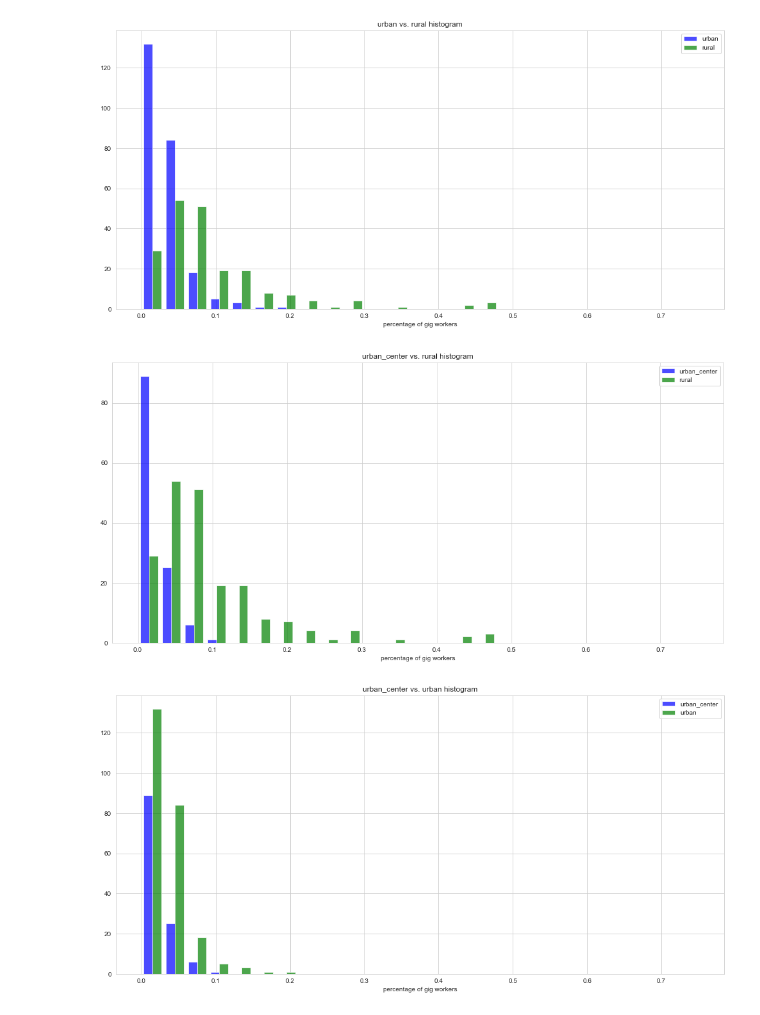
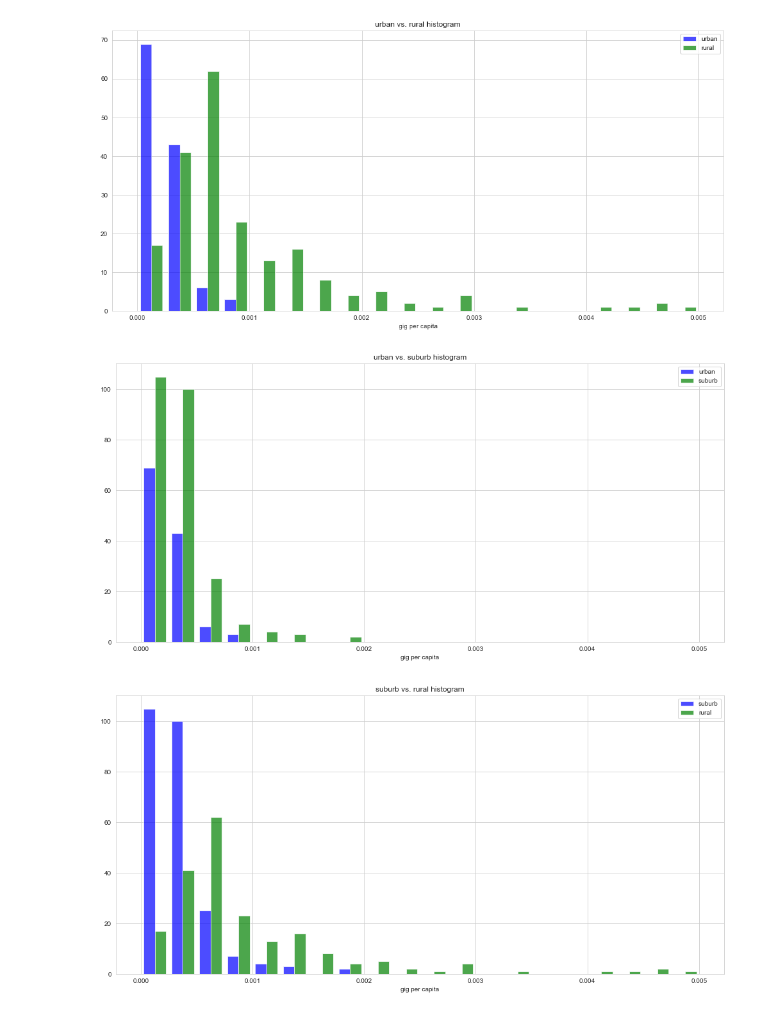
Before and after one commit to sy-guan/master-project-online-staffing, a Jupyter notebook: misgrosi/analysis/misgrosi_job_analysis.ipynb, the cells around one changed output. Saved outputs shown, nothing was run; the diff lists cells and outputs as text; code cells hidden in the pictures.

```diff
--- a/misgrosi/analysis/misgrosi_job_analysis.ipynb
+++ b/misgrosi/analysis/misgrosi_job_analysis.ipynb
@@ -4,7 +4,7 @@ import numpy as np
 import matplotlib.pyplot as plt
 import matplotlib.colors as mcolors
 
-df = pd.read_csv("../data/misgrosi_job.csv")
+df = pd.read_csv("../data/misgrosi_job1108.csv")
 df_density = pd.read_csv('../../density.csv')
 # %%
 def stadt(row):
@@ -66,12 +66,12 @@ df_count
 # Merge grouped by data with density.csv
 df = df_count.merge(df_density,on = 'Post Code',how = 'left')
 df = df.dropna(subset = ['Density'])
-df['gig_per'] = 100*df['Counts']/df['Population']
+df['gig_per_capita'] = df['Counts']/df['Population']
 # Define urban column
-df['urban'] = 'unknown'
-df.loc[df['Density']<400, 'urban'] = 'rural'
-df.loc[(df['Density']>=400) & (df['Density']<1500), 'urban'] = 'urban'
-df.loc[df['Density']>1500, 'urban'] = 'urban center'
+df['region'] = 'unknown'
+df.loc[df['Density']<400, 'region'] = 'rural'
+df.loc[(df['Density']>=400) & (df['Density']<1500), 'region'] = 'suburb'
+df.loc[df['Density']>1500, 'region'] = 'urban'
 df = df.rename(columns={'Counts': 'gig_num'})
 
 df.head()
@@ -103,7 +103,7 @@ data=df, palette="Set3")
 # %%
-urban = df[df["urban"]=='urban']['gig_per']
-urban_center = df[df["urban"]=='urban center']['gig_per']
-rural = df[df["urban"]=='rural']['gig_per']
+urban = df[df["region"]=='urban']['gig_per_capita']
+suburb = df[df["region"]=='suburb']['gig_per_capita']
+rural = df[df["region"]=='rural']['gig_per_capita']
 # %%
 def hist_data(data):
     plt.hist(data, color = 'c', edgecolor='black',alpha=0.65,bins = 20)
@@ -117,8 +117,8 @@ def hist_all(labels,*data):
     i = 0
     op = 0.7
     c = list(mcolors.BASE_COLORS.keys())
-    plt.hist(data,color = c[:len(labels)], alpha=op-i*0.2,bins = 25, label = labels, range = [0,0.75])
-    plt.xlabel('percentage of gig workers')
+    plt.hist(data,color = c[:len(labels)], alpha=op-i*0.2,bins = 20, label = labels, range = [0,0.005])
+    plt.xlabel('gig per capita')
     plt.title(' vs. '.join(labels)+' histogram')
     plt.legend()
     plt.show()
@@ -129,12 +129,12 @@ hist_all(['urban_center','urban','rural'],urban_center,urban,rural)
 # %%
 hist_all(['urban','rural'],urban,rural)
 # %% [output]
-[figure, old version]
+[figure, new version]
 # %%
-hist_all(['urban_center','rural'],urban_center,rural)
+hist_all(['urban','suburb'],urban,suburb)
 # %% [output]
-[figure, old version]
+[figure, new version]
 # %%
-hist_all(['urban_center','urban'],urban_center,urban)
+hist_all(['suburb','rural'],suburb,rural)
 # %% [output]
-[figure, old version]
+[figure, new version]
```
Also changed, not shown: parts of 13 cells of this notebook, 3 other files.
